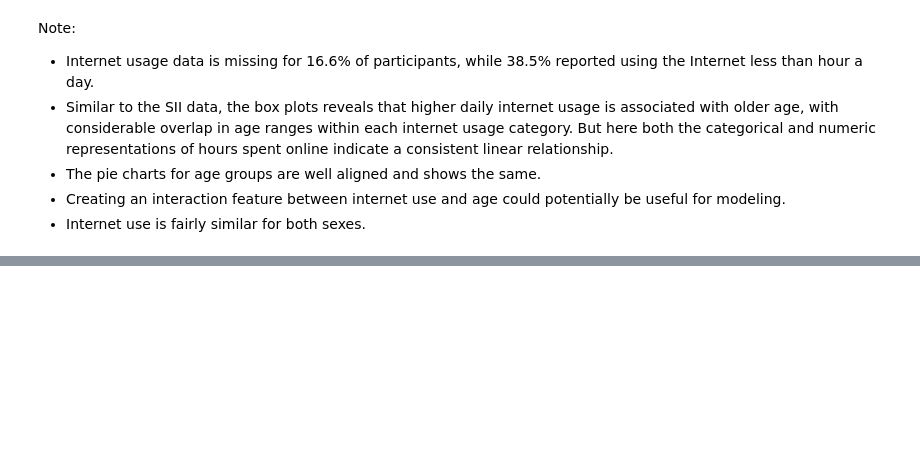
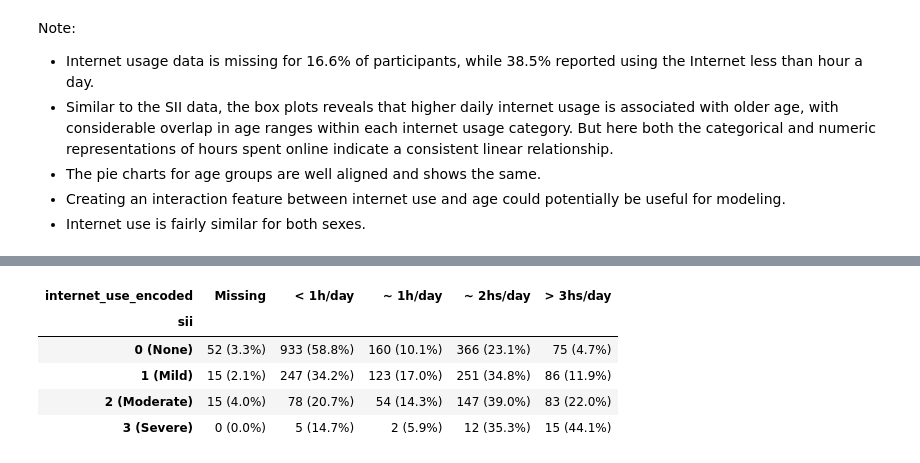
Before and after one commit to AdityaMarne/Kaggle_projects, a Jupyter notebook: ProblematicInternetUse/notebooks/EDA.ipynb, the cells around one changed output, grey strips where cells are left out. Saved outputs shown, nothing was run; the diff lists cells and outputs as text; code cells hidden in the pictures; blank space fills up the shorter version.

```diff
--- a/ProblematicInternetUse/notebooks/EDA.ipynb
+++ b/ProblematicInternetUse/notebooks/EDA.ipynb
@@ -630,0 +726,15 @@ Note:
+# %%
+stats = sii_reported.groupby(
+    ['sii', 'internet_use_encoded']
+).size().unstack(fill_value=0)
+stats_prop = stats.div(stats.sum(axis=1), axis=0) * 100
+
+stats = stats.astype(str) +' (' + stats_prop.round(1).astype(str) + '%)'
+stats
+# %% [output]
+| internet_use_encoded | Missing | < 1h/day | ~ 1h/day | ~ 2hs/day | > 3hs/day |
+| sii |  |  |  |  |  |
+| 0 (None) | 52 (3.3%) | 933 (58.8%) | 160 (10.1%) | 366 (23.1%) | 75 (4.7%) |
+| 1 (Mild) | 15 (2.1%) | 247 (34.2%) | 123 (17.0%) | 251 (34.8%) | 86 (11.9%) |
+| 2 (Moderate) | 15 (4.0%) | 78 (20.7%) | 54 (14.3%) | 147 (39.0%) | 83 (22.0%) |
+| 3 (Severe) | 0 (0.0%) | 5 (14.7%) | 2 (5.9%) | 12 (35.3%) | 15 (44.1%) |
```
Also changed, not shown: parts of 12 cells of this notebook.
